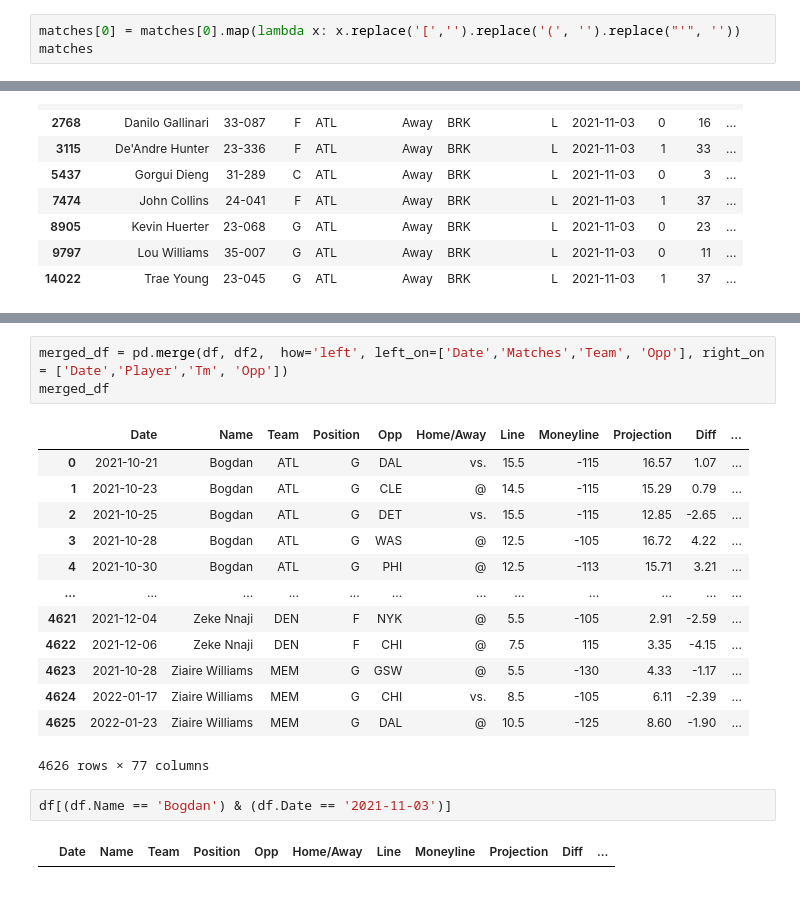
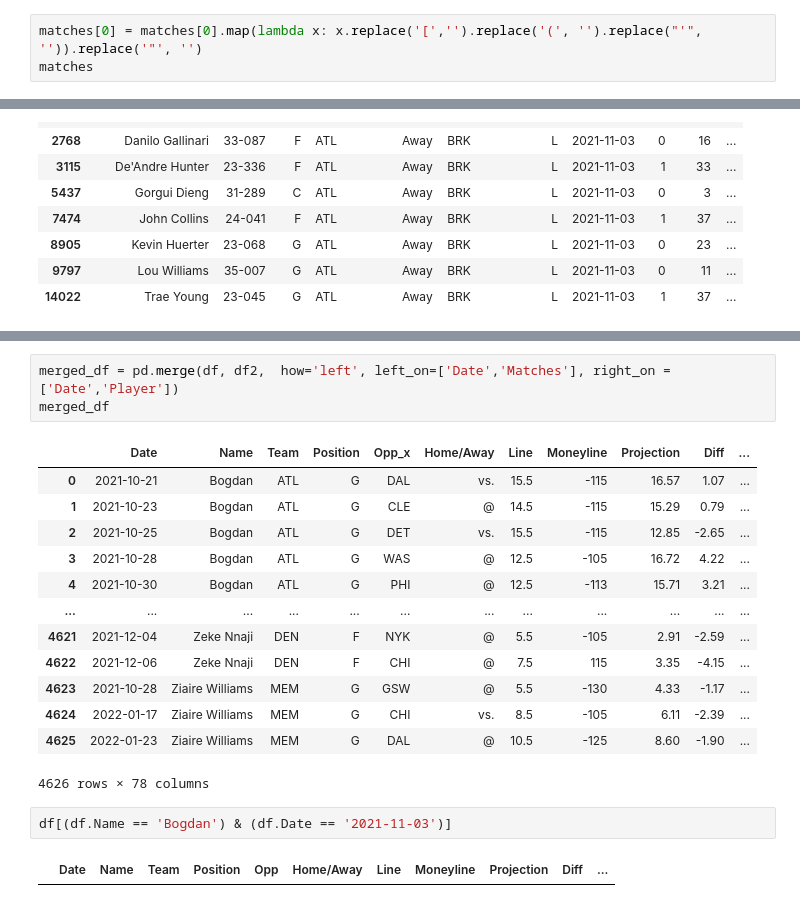
Before and after one commit to VinceDiR/Prop_Betting_Regression_Project, a Jupyter notebook: Merging 2.ipynb, the cells around one changed output, grey strips where cells are left out. Cells and saved outputs as stored; diff of their text form.

```diff
--- a/Merging 2.ipynb
+++ b/Merging 2.ipynb
@@ -64,7 +64,7 @@ matches
 | 4625 | [('Ziaire Williams' | 100) | ('Ziaire Williams' | 100)] |
 4626 rows × 4 columns
 # %%
-matches[0] = matches[0].map(lambda x: x.replace('[','').replace('(', '').replace("'", ''))
+matches[0] = matches[0].map(lambda x: x.replace('[','').replace('(', '').replace("'", '')).replace('"', '')
 matches
 # %% [output]
 |  | 0 | 1 | 2 | 3 |
@@ -158,8 +118,8 @@ dtype: int64
 # %%
-merged_df = pd.merge(df, df2,  how='left', left_on=['Date','Matches','Team', 'Opp'], right_on = ['Date','Player','Tm', 'Opp'])
+merged_df = pd.merge(df, df2,  how='left', left_on=['Date','Matches'], right_on = ['Date','Player'])
 merged_df
 # %% [output]
-|  | Date | Name | Team | Position | Opp | Home/Away | Line | Moneyline | Projection | Diff | ... |
+|  | Date | Name | Team | Position | Opp_x | Home/Away | Line | Moneyline | Projection | Diff | ... |
 | 0 | 2021-10-21 | Bogdan | ATL | G | DAL | vs. | 15.5 | -115 | 16.57 | 1.07 | ... |
 | 1 | 2021-10-23 | Bogdan | ATL | G | CLE | @ | 14.5 | -115 | 15.29 | 0.79 | ... |
 | 2 | 2021-10-25 | Bogdan | ATL | G | DET | vs. | 15.5 | -115 | 12.85 | -2.65 | ... |
@@ -171,9 +131,9 @@ merged_df
 | 4623 | 2021-10-28 | Ziaire Williams | MEM | G | GSW | @ | 5.5 | -130 | 4.33 | -1.17 | ... |
 | 4624 | 2022-01-17 | Ziaire Williams | MEM | G | CHI | vs. | 8.5 | -105 | 6.11 | -2.39 | ... |
 | 4625 | 2022-01-23 | Ziaire Williams | MEM | G | DAL | @ | 10.5 | -125 | 8.60 | -1.90 | ... |
-4626 rows × 77 columns
+4626 rows × 78 columns
-# %%
-df[(df.Name == 'Bogdan') & (df.Date == '2021-11-03')]
-# %% [output]
-|  | Date | Name | Team | Position | Opp | Home/Away | Line | Moneyline | Projection | Diff | ... |
+# %%
+df[(df.Name == 'Bogdan') & (df.Date == '2021-11-03')]
+# %% [output]
+|  | Date | Name | Team | Position | Opp | Home/Away | Line | Moneyline | Projection | Diff | ... |
 # %%
```
Also changed, not shown: parts of 8 cells of this notebook.
